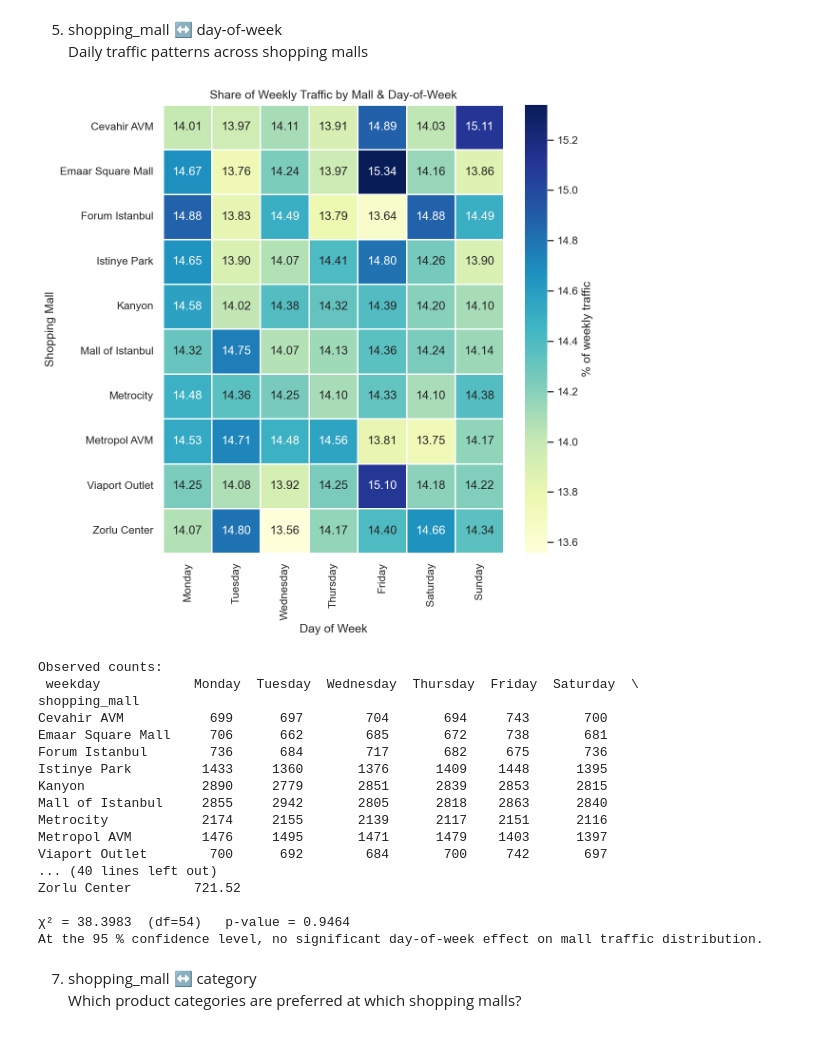
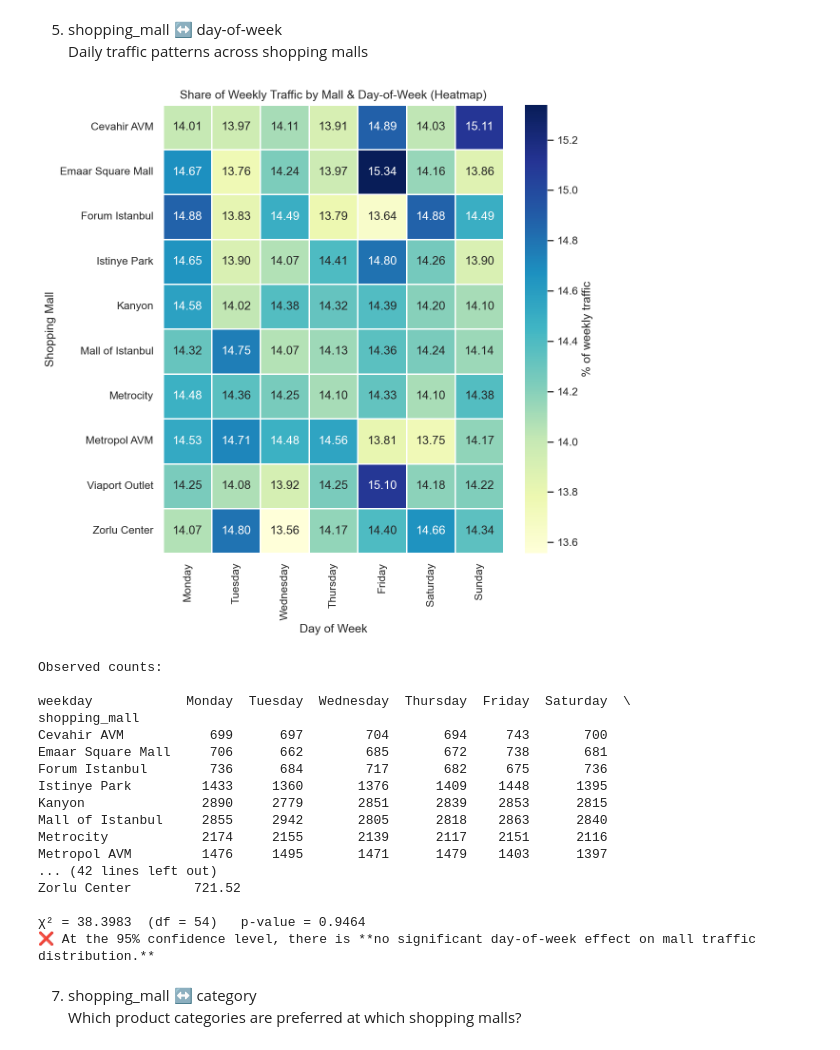
Before and after one commit to ebrarsudedogan/Mining-Retail-Behavior-in-Istanbul-Malls-Using-Consumer-Sentiment-Indices, a Jupyter notebook: data_analysis_daily/dataset_mall_analysis.ipynb, the cells around one changed output. Cells and saved outputs as stored; diff of their text form; code cells hidden in the pictures.

```diff
--- a/data_analysis_daily/dataset_mall_analysis.ipynb
+++ b/data_analysis_daily/dataset_mall_analysis.ipynb
@@ -277,35 +330,76 @@ At the 95 % confidence level, no significant seasonal effect on mall performance
 5. shopping_mall ↔ day‑of‑week <br>
 Daily traffic patterns across shopping malls
 # %%
+import pandas as pd
+import numpy as np
+import matplotlib.pyplot as plt
+import seaborn as sns
+from scipy import stats
+
+# 1. Ensure invoice_date is datetime
 df["invoice_date"] = pd.to_datetime(df["invoice_date"], errors="coerce")
+
+# 2. Extract day name (weekday)
 df["weekday"] = df["invoice_date"].dt.day_name()
 
-ct = pd.crosstab(df["shopping_mall"], df["weekday"]).reindex(
-    columns=["Monday","Tuesday","Wednesday","Thursday","Friday","Saturday","Sunday"]
+# 3. Build contingency table: rows = malls, columns = weekdays
+ct = pd.crosstab(
+    df["shopping_mall"],
+    df["weekday"]
+).reindex(
+    columns=[
+        "Monday", "Tuesday", "Wednesday",
+        "Thursday", "Friday", "Saturday", "Sunday"
+    ]
 )
 
-heatmap_data = ct / ct.sum(axis=1).values[:,None] * 100  # % share
+# 4. Compute % share per row (mall)
+heatmap_data = ct.div(ct.sum(axis=1), axis=0) * 100
 
+# 5. Plot heatmap
 plt.figure(figsize=(8,8), dpi=150)
-sns.heatmap(heatmap_data, annot=True, fmt=".2f",
-            cmap="YlGnBu", linewidths=0.5, cbar_kws={"label":"% of weekly traffic"})
+sns.heatmap(
+    heatmap_data,
+    annot=True,
+    fmt=".2f",
+    cmap="YlGnBu",
+    linewidths=0.5,
+    cbar_kws={"label": "% of weekly traffic"}
+)
 plt.title("Share of Weekly Traffic by Mall & Day-of-Week (Heatmap)")
 plt.ylabel("Shopping Mall")
 plt.xlabel("Day of Week")
 plt.tight_layout()
 plt.savefig("dataset_mall_analysis_figures/shopping_mall_day_of_week_5.png", dpi=150)
 plt.show()
 
+# 6. Chi-squared test of independence
 chi2, p, dof, expected = stats.chi2_contingency(ct)
-print("\nObserved counts:\n", ct)
-print("\nExpected counts under H0:\n", pd.DataFrame(expected, index=ct.index, columns=ct.columns).round(2))
-print(f"\nχ² = {chi2:.4f}  (df={dof})   p-value = {p:.4f}")
-print("At the 95 % confidence level, traffic pattern **differs across days** for different malls." if p < 0.05
-      else "At the 95 % confidence level, no significant day-of-week effect on mall traffic distribution.")
+
+# 7. Print results in clean format
+print("\nObserved counts:\n")
+print(ct)
+
+print("\nExpected counts under H0 (independence):\n")
+print(
+    pd.DataFrame(expected, index=ct.index, columns=ct.columns).round(2)
+)
+
+print(f"\nχ² = {chi2:.4f}  (df = {dof})   p-value = {p:.4f}")
+
+if p < 0.05:
+    print(
+        "✅ At the 95% confidence level, traffic pattern **differs across days** for different malls."
+    )
+else:
+    print(
+        "❌ At the 95% confidence level, there is **no significant day-of-week effect on mall traffic distribution.**"
+    )
 # %% [output]
-[figure, old version]
+[figure, new version]
 Observed counts:
- weekday            Monday  Tuesday  Wednesday  Thursday  Friday  Saturday  \
+
+weekday            Monday  Tuesday  Wednesday  Thursday  Friday  Saturday  \
 shopping_mall
 Cevahir AVM           699      697        704       694     743       700
 Emaar Square Mall     706      662        685       672     738       681
@@ -315,12 +409,11 @@ Kanyon               2890     2779       2851      2839    2853      2815
 Mall of Istanbul     2855     2942       2805      2818    2863      2840
 Metrocity            2174     2155       2139      2117    2151      2116
 Metropol AVM         1476     1495       1471      1479    1403      1397
-Viaport Outlet        700      692        684       700     742       697
-... (40 lines left out)
+... (42 lines left out)
 Zorlu Center        721.52
 
-χ² = 38.3983  (df=54)   p-value = 0.9464
-At the 95 % confidence level, no significant day-of-week effect on mall traffic distribution.
+χ² = 38.3983  (df = 54)   p-value = 0.9464
+❌ At the 95% confidence level, there is **no significant day-of-week effect on mall traffic distribution.**
 # %% [markdown]
 7. shopping_mall ↔ category <br>
 Which product categories are preferred at which shopping malls?
```
Also changed, not shown: parts of 5 cells of this notebook, 1 other file.
